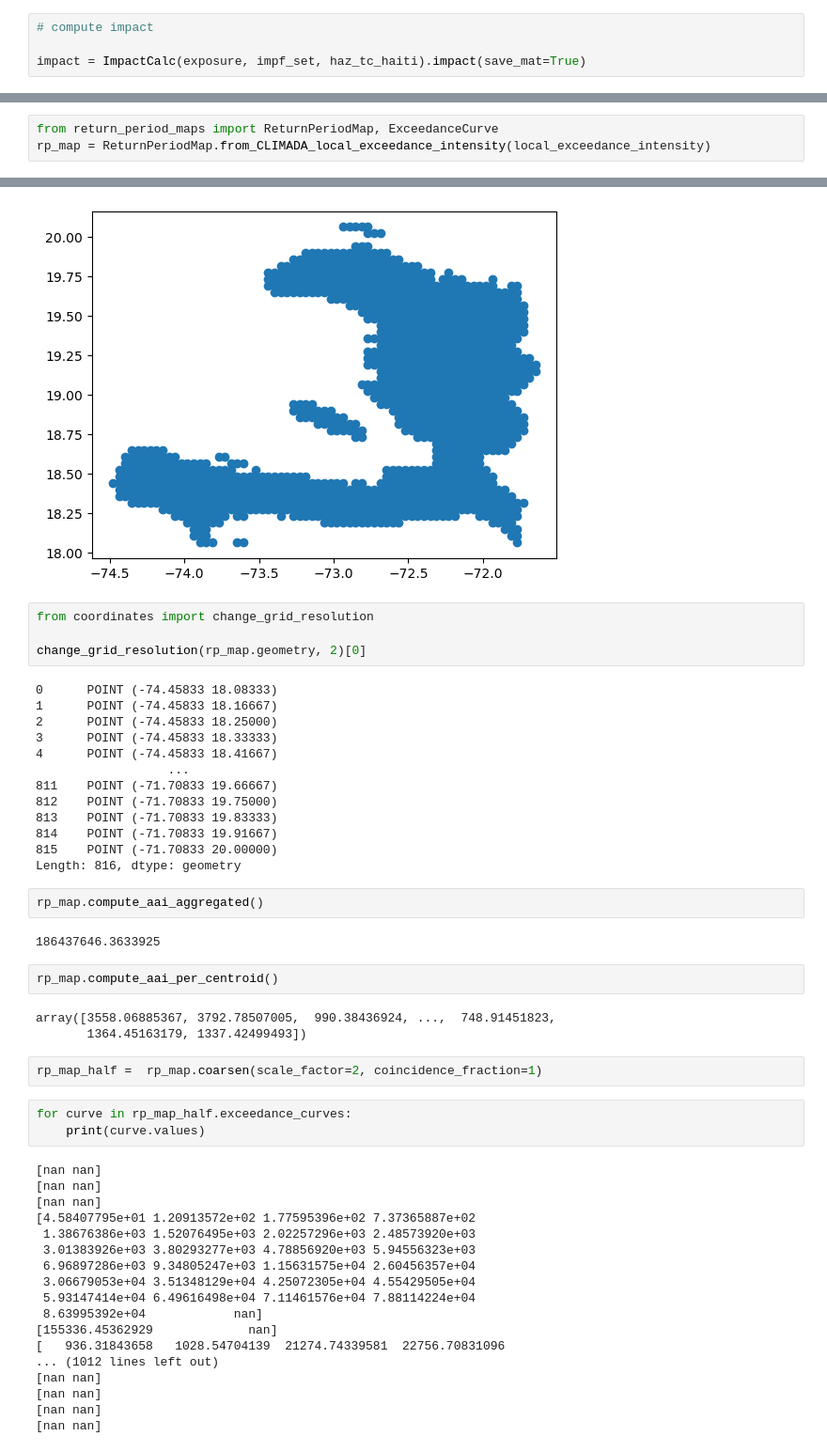
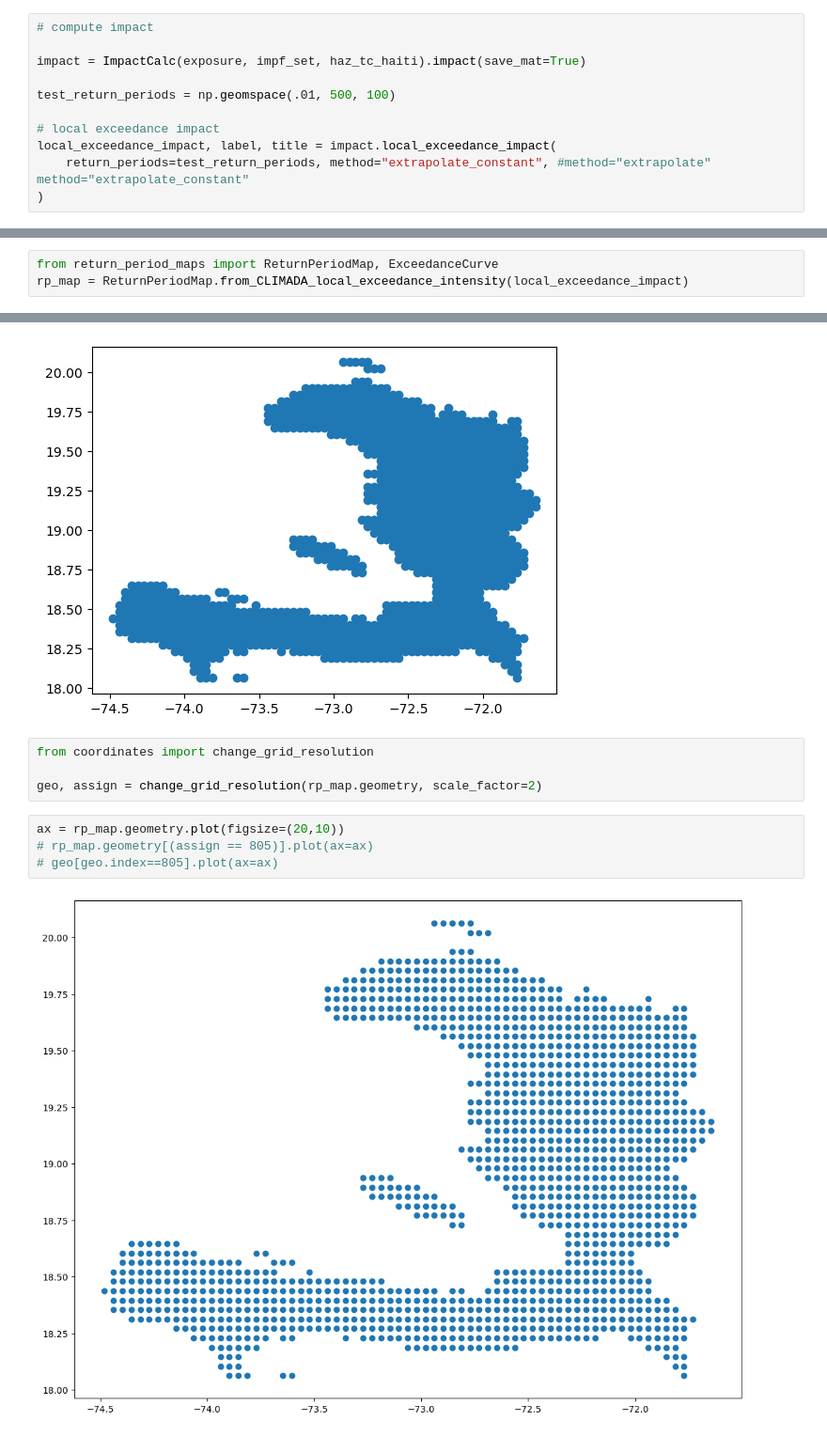
Before and after one commit to ValentinGebhart/exceedance_frequency_curves, a Jupyter notebook: example_resolution.ipynb, the cells around one changed output, grey strips where cells are left out. Shown at 94% size. Cells and saved outputs as stored; diff of their text form.

Commit message:
complete coarsening maps

```diff
--- a/example_resolution.ipynb
+++ b/example_resolution.ipynb
@@ -38,3 +32,10 @@ impf_set.check()
 # compute impact
 
 impact = ImpactCalc(exposure, impf_set, haz_tc_haiti).impact(save_mat=True)
+
+test_return_periods = np.geomspace(.01, 500, 100)
+
+# local exceedance impact
+local_exceedance_impact, label, title = impact.local_exceedance_impact(
+    return_periods=test_return_periods, method="extrapolate_constant", #method="extrapolate" method="extrapolate_constant"
+)
@@ -51,6 +42,6 @@ local_exceedance_intensity, label, title = impact.local_exceedance_impact(
 # %%
 from return_period_maps import ReturnPeriodMap, ExceedanceCurve
-rp_map = ReturnPeriodMap.from_CLIMADA_local_exceedance_intensity(local_exceedance_intensity)
+rp_map = ReturnPeriodMap.from_CLIMADA_local_exceedance_intensity(local_exceedance_impact)
 # %%
 rp_map.geometry.plot()
 # %% [output]
@@ -59,49 +50,10 @@ rp_map.geometry.plot()
 # %%
 from coordinates import change_grid_resolution
 
-change_grid_resolution(rp_map.geometry, 2)[0]
+geo, assign = change_grid_resolution(rp_map.geometry, scale_factor=2)
-# %% [output]
-0      POINT (-74.45833 18.08333)
-1      POINT (-74.45833 18.16667)
-2      POINT (-74.45833 18.25000)
-3      POINT (-74.45833 18.33333)
-4      POINT (-74.45833 18.41667)
-                  ...
-811    POINT (-71.70833 19.66667)
-812    POINT (-71.70833 19.75000)
-813    POINT (-71.70833 19.83333)
-814    POINT (-71.70833 19.91667)
-815    POINT (-71.70833 20.00000)
-Length: 816, dtype: geometry
-# %%
-rp_map.compute_aai_aggregated()
-# %% [output]
-186437646.3633925
-# %%
-rp_map.compute_aai_per_centroid()
-# %% [output]
-array([3558.06885367, 3792.78507005,  990.38436924, ...,  748.91451823,
-       1364.45163179, 1337.42499493])
-# %%
-rp_map_half =  rp_map.coarsen(scale_factor=2, coincidence_fraction=1)
-# %%
-for curve in rp_map_half.exceedance_curves:
-    print(curve.values)
-# %% [output]
-[nan nan]
-[nan nan]
-[nan nan]
-[4.58407795e+01 1.20913572e+02 1.77595396e+02 7.37365887e+02
- 1.38676386e+03 1.52076495e+03 2.02257296e+03 2.48573920e+03
- 3.01383926e+03 3.80293277e+03 4.78856920e+03 5.94556323e+03
- 6.96897286e+03 9.34805247e+03 1.15631575e+04 2.60456357e+04
- 3.06679053e+04 3.51348129e+04 4.25072305e+04 4.55429505e+04
- 5.93147414e+04 6.49616498e+04 7.11461576e+04 7.88114224e+04
- 8.63995392e+04            nan]
-[155336.45362929             nan]
-[   936.31843658   1028.54704139  21274.74339581  22756.70831096
-... (1012 lines left out)
-[nan nan]
-[nan nan]
-[nan nan]
-[nan nan]
+# %%
+ax = rp_map.geometry.plot(figsize=(20,10))
+# rp_map.geometry[(assign == 805)].plot(ax=ax)
+# geo[geo.index==805].plot(ax=ax)
+# %% [output]
+[figure, added]
```
Also changed, not shown: parts of 8 cells of this notebook, 6 other files.
